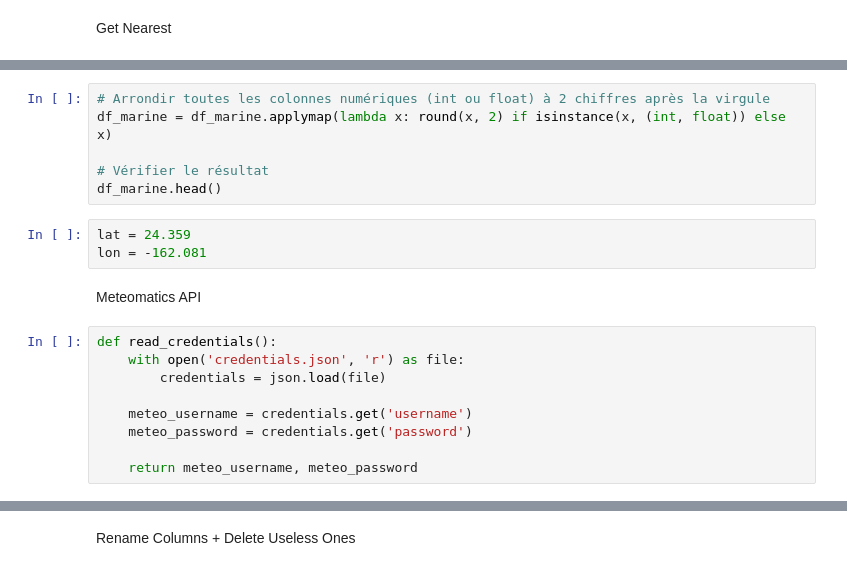
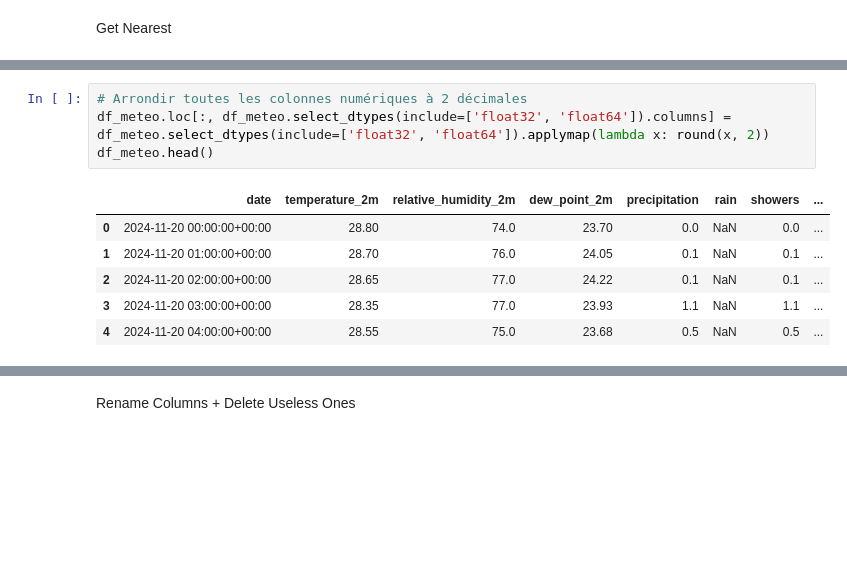
Before and after one commit to flosrv/Mes-Projets, a Jupyter notebook: Oceanography-Project-WIP/Data_from_SM.ipynb, the cells around one changed output, grey strips where cells are left out. Cells and saved outputs as stored; diff of their text form; blank space fills up the shorter version.

```diff
--- a/Oceanography-Project-WIP/Data_from_SM.ipynb
+++ b/Oceanography-Project-WIP/Data_from_SM.ipynb
@@ -224,20 +483,11 @@ df_marine.head()
 # %%
-# Arrondir toutes les colonnes numériques (int ou float) à 2 chiffres après la virgule
-df_marine = df_marine.applymap(lambda x: round(x, 2) if isinstance(x, (int, float)) else x)
-
-# Vérifier le résultat
-df_marine.head()
+# Arrondir toutes les colonnes numériques à 2 décimales
+df_meteo.loc[:, df_meteo.select_dtypes(include=['float32', 'float64']).columns] = df_meteo.select_dtypes(include=['float32', 'float64']).applymap(lambda x: round(x, 2))
+df_meteo.head()
+# %% [output]
+|  | date | temperature_2m | relative_humidity_2m | dew_point_2m | precipitation | rain | showers | ... |
+| 0 | 2024-11-20 00:00:00+00:00 | 28.80 | 74.0 | 23.70 | 0.0 | NaN | 0.0 | ... |
+| 1 | 2024-11-20 01:00:00+00:00 | 28.70 | 76.0 | 24.05 | 0.1 | NaN | 0.1 | ... |
+| 2 | 2024-11-20 02:00:00+00:00 | 28.65 | 77.0 | 24.22 | 0.1 | NaN | 0.1 | ... |
+| 3 | 2024-11-20 03:00:00+00:00 | 28.35 | 77.0 | 23.93 | 1.1 | NaN | 1.1 | ... |
+| 4 | 2024-11-20 04:00:00+00:00 | 28.55 | 75.0 | 23.68 | 0.5 | NaN | 0.5 | ... |
-# %%
-lat = 24.359
-lon = -162.081
-# %% [markdown]
-Meteomatics API
-# %%
-def read_credentials():
-    with open('credentials.json', 'r') as file:
-        credentials = json.load(file)
-
-    meteo_username = credentials.get('username')
-    meteo_password = credentials.get('password')
-
-    return meteo_username, meteo_password
```
Also changed, not shown: parts of 39 cells of this notebook, 2 other files.
